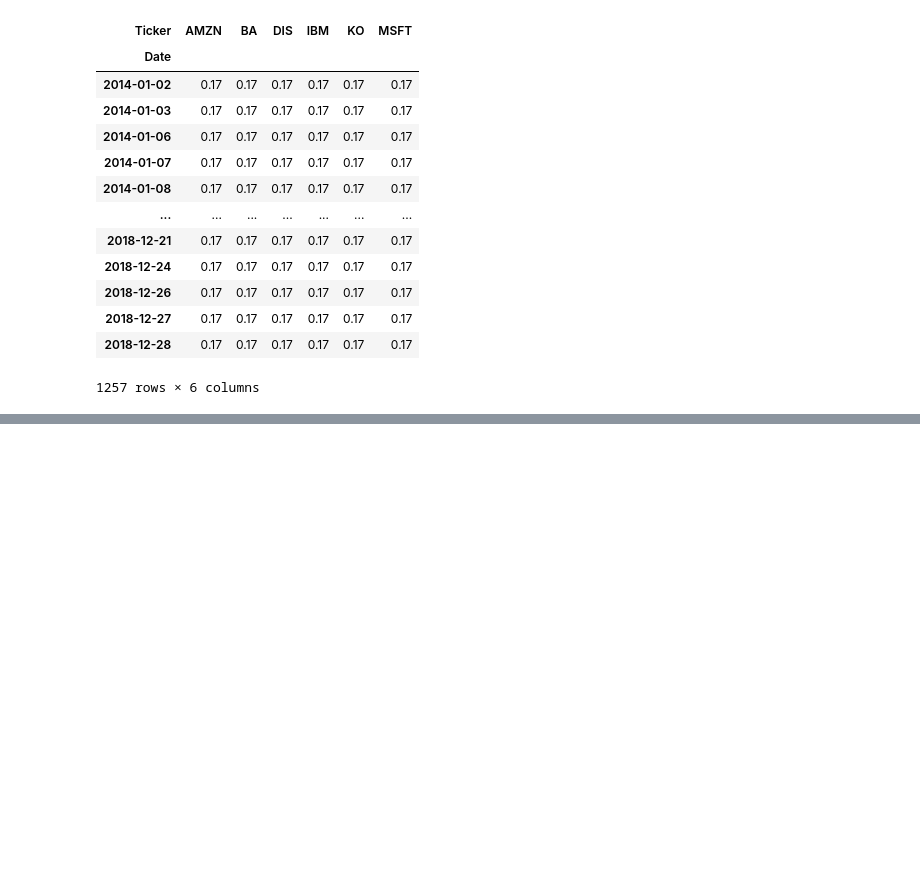
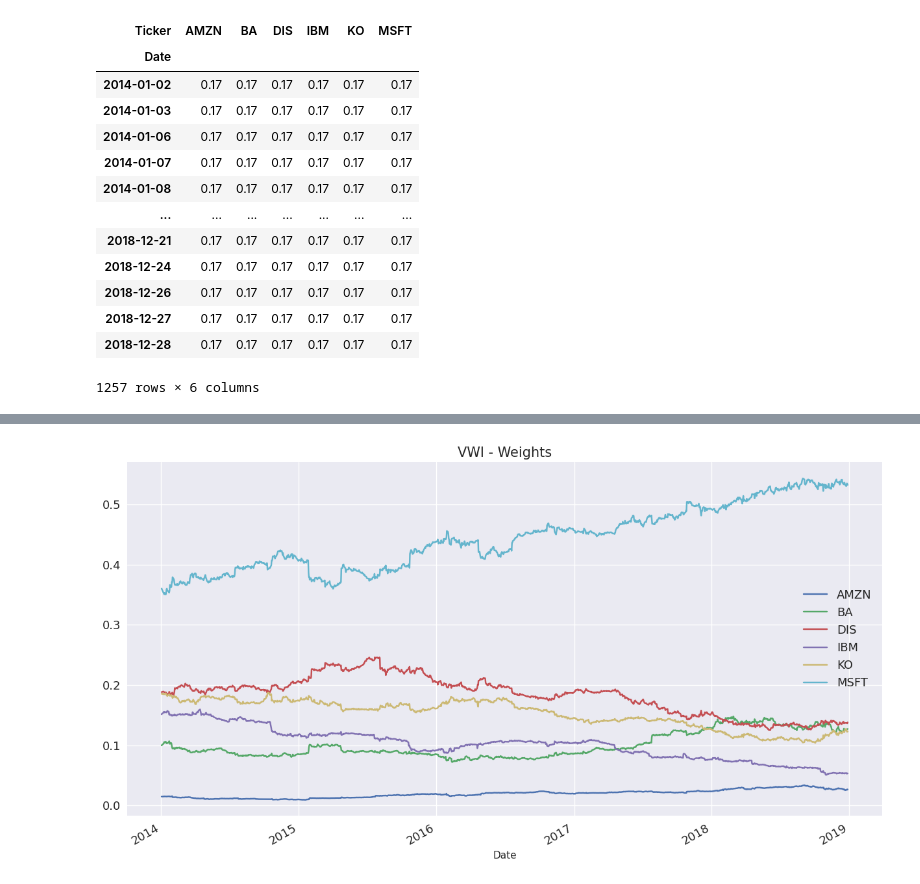
Before and after one commit to JamieW365/finance_projects, a Jupyter notebook: notebooks/stock_indexing.ipynb, the cells around one changed output, grey strips where cells are left out. Cells and saved outputs as stored; diff of their text form; code cells hidden in the pictures; blank space fills up the shorter version.

```diff
--- a/notebooks/stock_indexing.ipynb
+++ b/notebooks/stock_indexing.ipynb
@@ -285,0 +419,4 @@ weights_EWI
+# %%
+# Weighting based on market cap!
+weights_VWI = mcap.div(mcap.sum(axis = 1), axis = "index")
+weights_VWI
@@ -285,0 +438,7 @@ weights_EWI
+# %%
+weights_VWI.plot(figsize = (15, 8), fontsize = 13)
+plt.legend(fontsize = 13)
+plt.title("VWI - Weights", fontsize = 15)
+plt.show()
+# %% [output]
+[figure, added]
```
Also changed, not shown: parts of 25 cells of this notebook.
